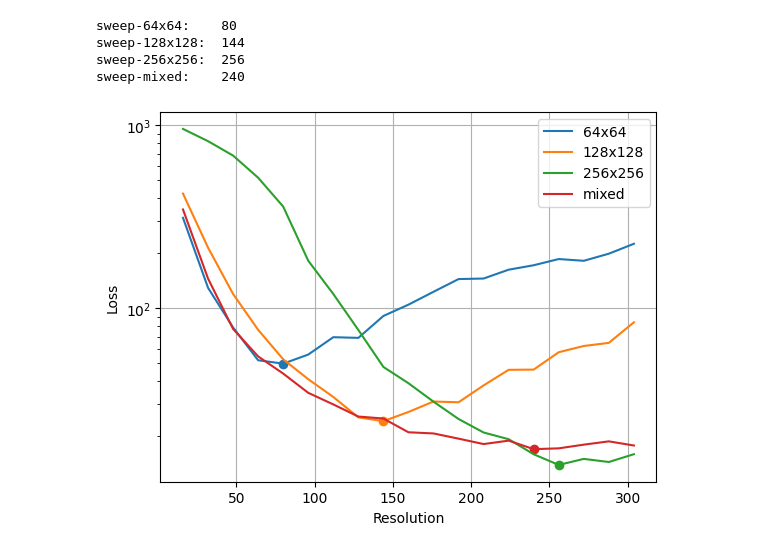
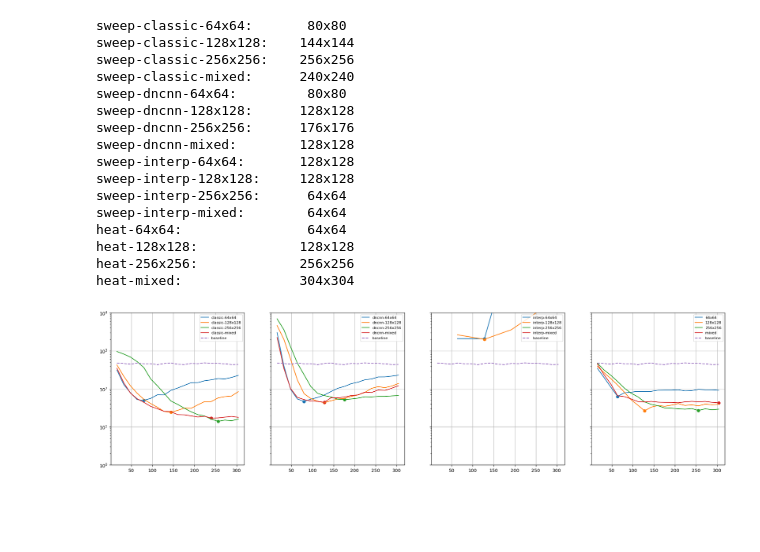
Before and after one commit to AlexanderAuras/neural-operator-view-on-unets, a Jupyter notebook: notebooks/sweeps.ipynb, the cells around one changed output. Cells and saved outputs as stored; diff of their text form; code cells hidden in the pictures; blank space fills up the shorter version.

```diff
--- a/notebooks/sweeps.ipynb
+++ b/notebooks/sweeps.ipynb
@@ -9,22 +32,40 @@ RUNS_DIR = Path.cwd().parent / "runs"
 # %%
-for run_name in ["sweep-64x64", "sweep-128x128", "sweep-256x256", "sweep-mixed"]:
-    data = pd.read_csv(RUNS_DIR / run_name / "test-results.csv")
-    sizes = [int(x.split("x")[0]) for x in data["dataset"].tolist() if x != "all-avg"]
-    losses = data.loc[data["dataset"] != "all-avg"][" value"].tolist()
-    plt.plot(sizes, losses, label=run_name.split("-")[1])
-    best_i = np.argmin(losses)
-    plt.scatter(sizes[best_i], losses[best_i])
-    print(f"{run_name+':':15} {sizes[best_i]}")
-plt.xlabel("Resolution")
-plt.ylabel("Loss")
-plt.yscale("log")
-plt.legend()
-plt.grid()
-
-#Show/Subtract baseline
+plt.subplots(1, 4, figsize=(24, 6), sharey=True)
+plt.ylim(1e0, 1e4)
+for part in ["classic", "dncnn", "interp", "heat"]:
+    plt.subplot(1, 4, ["classic", "dncnn", "interp", "heat"].index(part) + 1)
+    for run_path in run_paths:
+        if part not in run_path.name:
+            continue
+        data = pd.read_csv(run_path / "test-results.csv")
+        sizes = np.array([int(x.split("x")[0]) for x in data["dataset"] if x != "all-avg"])
+        data.rename(columns={" value": "value"}, inplace=True)
+        losses = data.loc[data["dataset"] != "all-avg"]["value"].to_numpy()
+        plt.plot(sizes, losses, label="-".join(run_path.name.split("-")[1:]))
+        best_i = np.argmin(losses)
+        plt.scatter(sizes[best_i], losses[best_i])
+        print(f"{run_path.name+':':25} {sizes[best_i]: >3d}x{sizes[best_i]}")
+    plt.plot(baseline_sizes, baseline_losses, "--", label="baseline")
+    plt.yscale("log")
+    plt.legend(fontsize=8, loc="upper right")
+    plt.scatter([i for i in range(300)], [float("NaN") for _ in range(300)])
+    plt.grid()
+plt.show()
 # %% [output]
-sweep-64x64:    80
-sweep-128x128:  144
-sweep-256x256:  256
-sweep-mixed:    240
+sweep-classic-64x64:       80x80
+sweep-classic-128x128:    144x144
+sweep-classic-256x256:    256x256
+sweep-classic-mixed:      240x240
+sweep-dncnn-64x64:         80x80
+sweep-dncnn-128x128:      128x128
+sweep-dncnn-256x256:      176x176
+sweep-dncnn-mixed:        128x128
+sweep-interp-64x64:       128x128
+sweep-interp-128x128:     128x128
+sweep-interp-256x256:      64x64
+sweep-interp-mixed:        64x64
+heat-64x64:                64x64
+heat-128x128:             128x128
+heat-256x256:             256x256
+heat-mixed:               304x304
-[figure, old version]
+[figure, new version]
```
Also changed, not shown: parts of 1 cell of this notebook, 11 other files.
